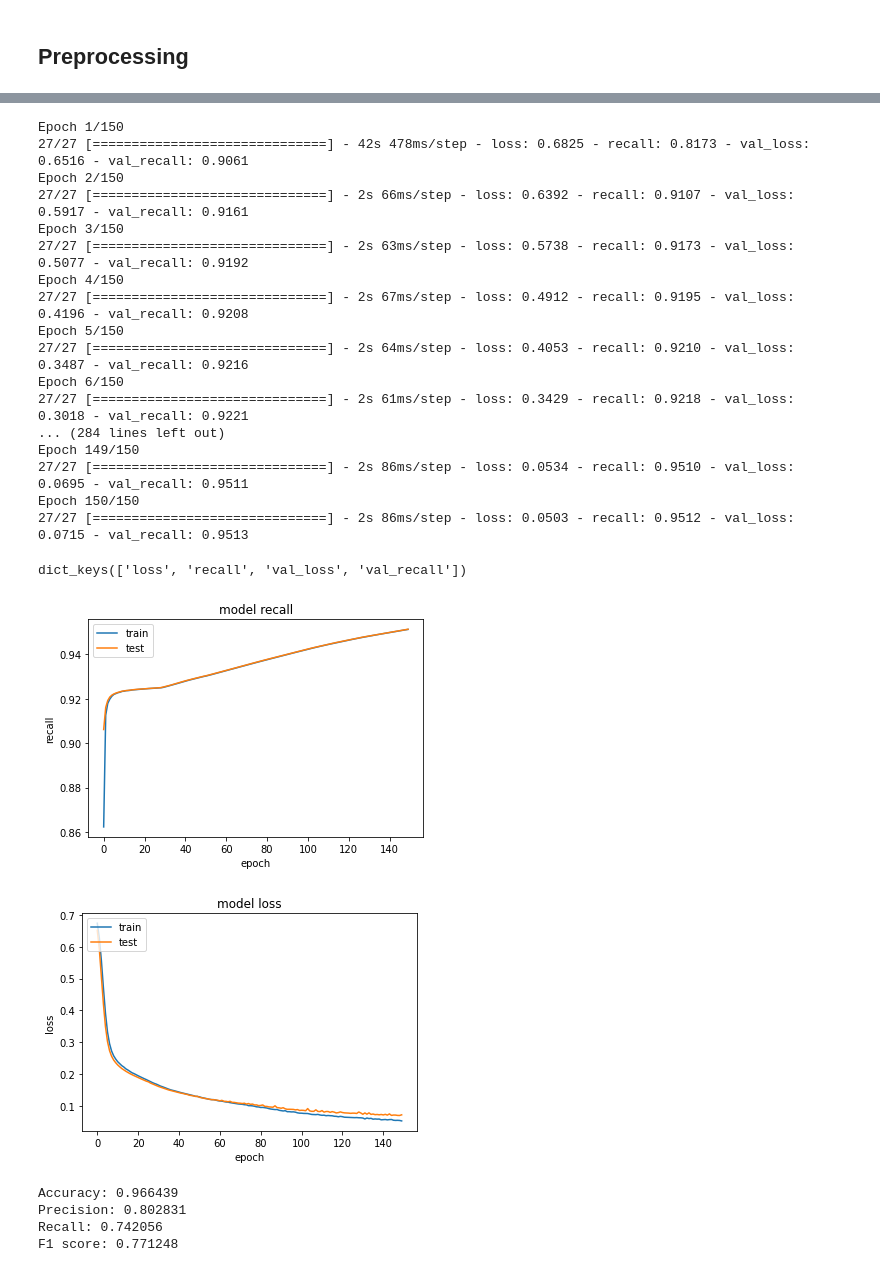
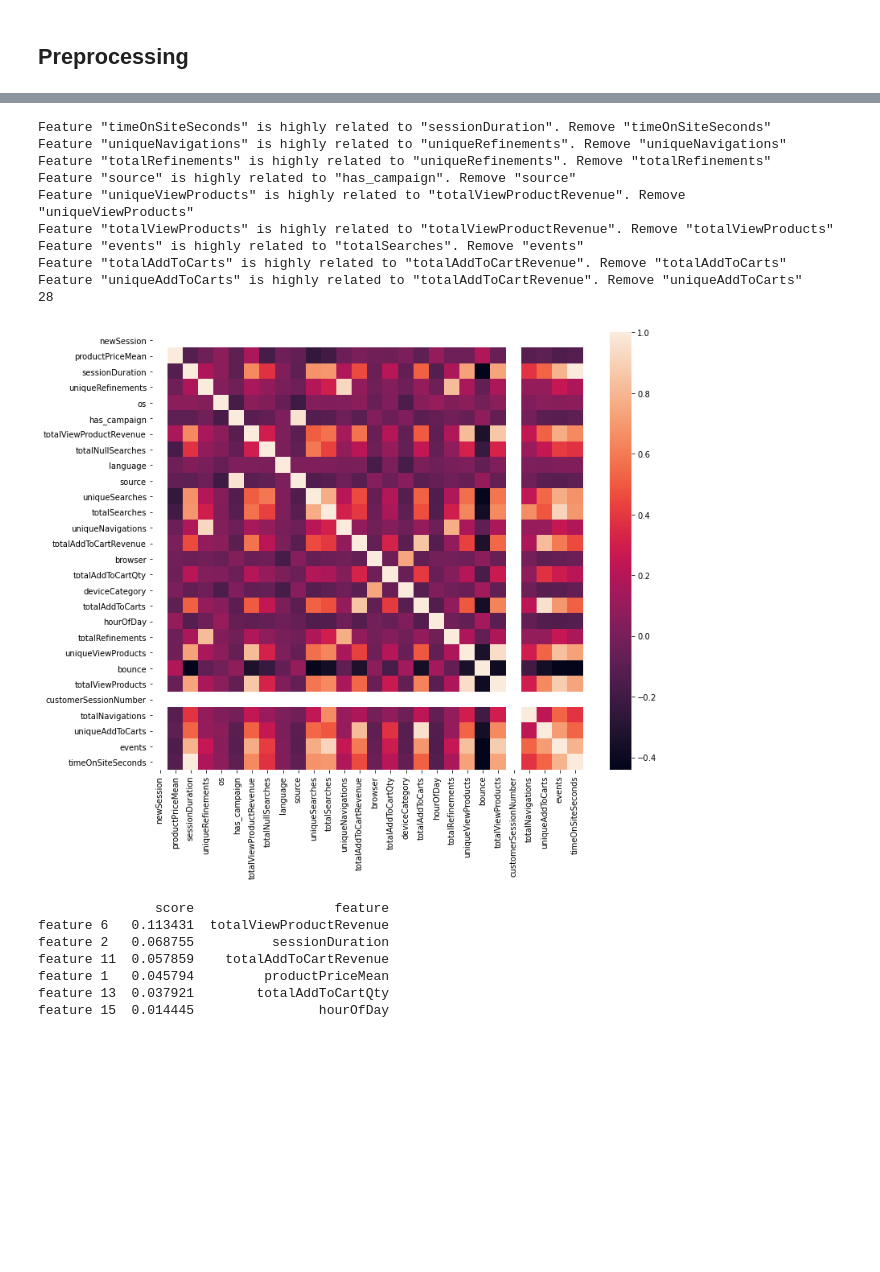
Before and after one commit to paulokuong/fourthbrain_capstone, a Jupyter notebook: groupby_user_conversion.ipynb, the cells around one changed output, grey strips where cells are left out. Drawn from its saved outputs; the diff is of its cells as text; code cells hidden in the pictures; blank space fills up the shorter version.

```diff
--- a/groupby_user_conversion.ipynb
+++ b/groupby_user_conversion.ipynb
@@ -455,38 +53,0 @@ def LSTM_model(neurons=40, op=10):
-# %%
-tf.keras.backend.clear_session()
-lstm_model = LSTM_model(op=30)
-
-# G_model.summary()
-lstm_history = lstm_model.fit(x_train, y_train,epochs=150,batch_size=1000,validation_split=0.2)
-# %% [output]
-Epoch 1/150
-27/27 [==============================] - 42s 478ms/step - loss: 0.6825 - recall: 0.8173 - val_loss: 0.6516 - val_recall: 0.9061
-Epoch 2/150
-27/27 [==============================] - 2s 66ms/step - loss: 0.6392 - recall: 0.9107 - val_loss: 0.5917 - val_recall: 0.9161
-Epoch 3/150
-27/27 [==============================] - 2s 63ms/step - loss: 0.5738 - recall: 0.9173 - val_loss: 0.5077 - val_recall: 0.9192
-Epoch 4/150
-27/27 [==============================] - 2s 67ms/step - loss: 0.4912 - recall: 0.9195 - val_loss: 0.4196 - val_recall: 0.9208
-Epoch 5/150
-27/27 [==============================] - 2s 64ms/step - loss: 0.4053 - recall: 0.9210 - val_loss: 0.3487 - val_recall: 0.9216
-Epoch 6/150
-27/27 [==============================] - 2s 61ms/step - loss: 0.3429 - recall: 0.9218 - val_loss: 0.3018 - val_recall: 0.9221
-... (284 lines left out)
-Epoch 149/150
-27/27 [==============================] - 2s 86ms/step - loss: 0.0534 - recall: 0.9510 - val_loss: 0.0695 - val_recall: 0.9511
-Epoch 150/150
-27/27 [==============================] - 2s 86ms/step - loss: 0.0503 - recall: 0.9512 - val_loss: 0.0715 - val_recall: 0.9513
-# %%
-from util import *
-plot_history(lstm_history)
-# %% [output]
-dict_keys(['loss', 'recall', 'val_loss', 'val_recall'])
-[figure, removed]
-[figure, removed]
-# %%
-evaluate_on_test(x_test,y_test,lstm_model)
-# %% [output]
-Accuracy: 0.966439
-Precision: 0.802831
-Recall: 0.742056
-F1 score: 0.771248
@@ -492,0 +56,26 @@ F1 score: 0.771248
+# %%
+g = GroupBy('raw_data.json')
+preprocessed_data = g.preprocessing_for_bin_class()
+# %%
+# Select features
+new_features = FeatureSelection.by_coorelation(preprocessed_data['features'], debug=True)
+new_features = FeatureSelection.by_permutation_importance(x=new_features, y=preprocessed_data['label'], debug=True)
+# %% [output]
+Feature "timeOnSiteSeconds" is highly related to "sessionDuration". Remove "timeOnSiteSeconds"
+Feature "uniqueNavigations" is highly related to "uniqueRefinements". Remove "uniqueNavigations"
+Feature "totalRefinements" is highly related to "uniqueRefinements". Remove "totalRefinements"
+Feature "source" is highly related to "has_campaign". Remove "source"
+Feature "uniqueViewProducts" is highly related to "totalViewProductRevenue". Remove "uniqueViewProducts"
+Feature "totalViewProducts" is highly related to "totalViewProductRevenue". Remove "totalViewProducts"
+Feature "events" is highly related to "totalSearches". Remove "events"
+Feature "totalAddToCarts" is highly related to "totalAddToCartRevenue". Remove "totalAddToCarts"
+Feature "uniqueAddToCarts" is highly related to "totalAddToCartRevenue". Remove "uniqueAddToCarts"
+28
+[figure, added]
+               score                  feature
+feature 6   0.113431  totalViewProductRevenue
+feature 2   0.068755          sessionDuration
+feature 11  0.057859    totalAddToCartRevenue
+feature 1   0.045794         productPriceMean
+feature 13  0.037921        totalAddToCartQty
+feature 15  0.014445                hourOfDay
```
Also changed, not shown: parts of 53 cells of this notebook, 2 other files.
